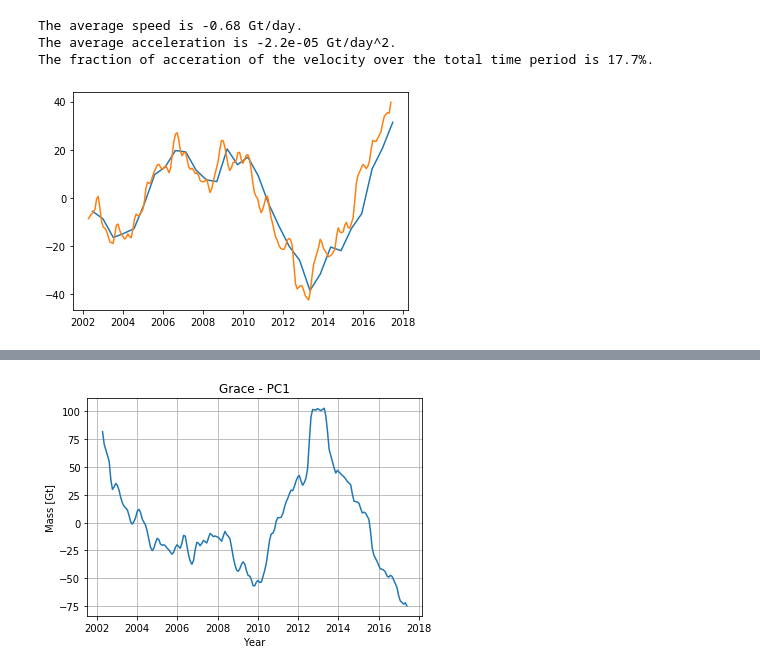
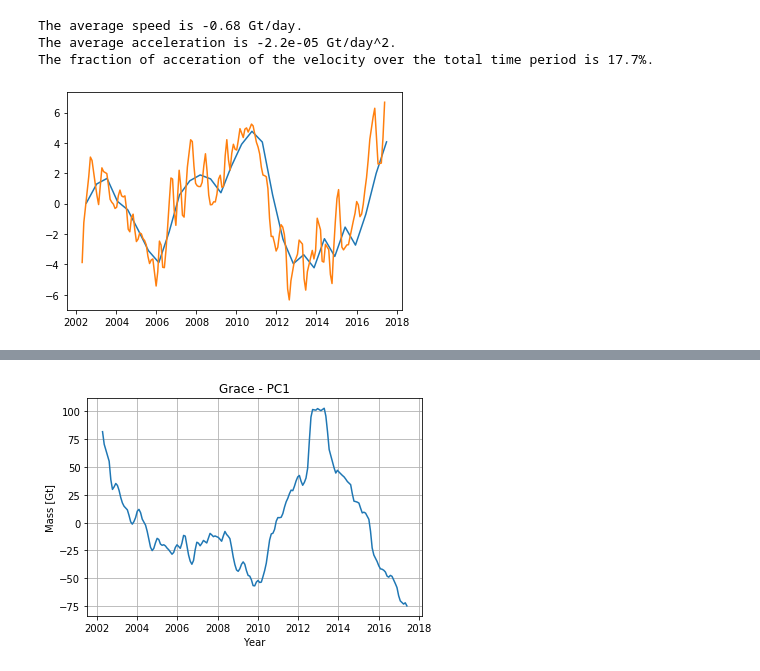
Before and after one commit to AdriaanGr/MAIO_project, a Jupyter notebook: MAIO_project2.ipynb, the cells around one changed output, grey strips where cells are left out. Drawn from its saved outputs; the diff is of its cells as text; code cells hidden in the pictures.

```diff
--- a/MAIO_project2.ipynb
+++ b/MAIO_project2.ipynb
@@ -206,9 +222,10 @@ def seasons(timeseries, dataseries, ttype = 'y', stype ='all'): # timeseries is
 # %%
-ps = seasons(xlist-2002, ddata)
+ps = seasons(xlist-2002, ddata, stype='all')
 
-mas_num = 20
+mas_num = 0
 plt.plot(ps[0],ps[1][mas_num])
 plt.plot(xlist,ddata[mas_num])
+#plt.xlim((2016,2018))
 plt.show()
 # %% [output]
-[figure, old version]
+[figure, new version]
```
Also changed, not shown: parts of 3 cells of this notebook.
